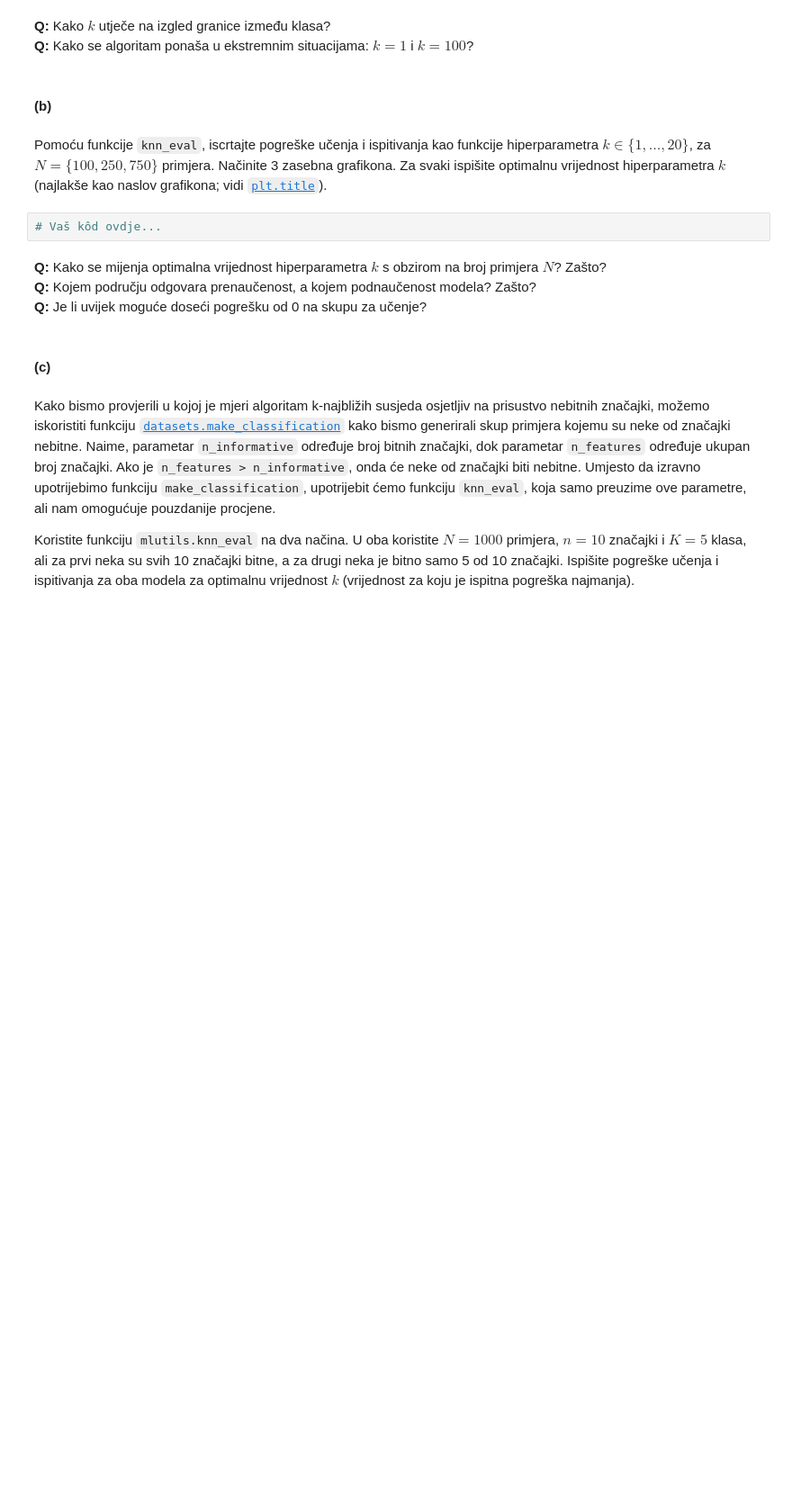
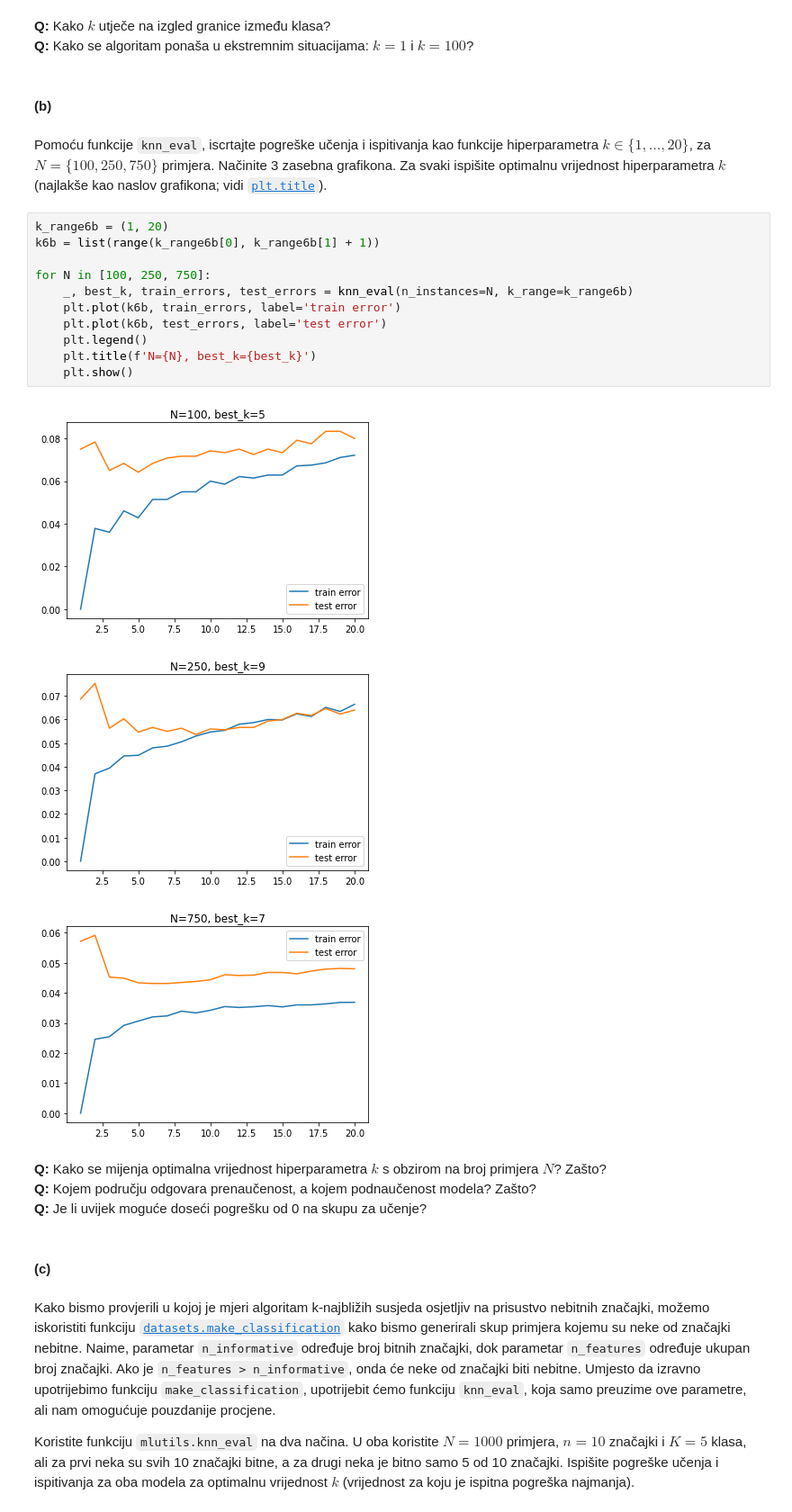
Before and after one commit to mateoim/su-lab-20-21, a Jupyter notebook: lab03/SU-2020-LAB03-0036509386.ipynb, the cells around one changed output. Shown at 90% size. Saved outputs shown, nothing was run; the diff lists cells and outputs as text; blank space fills up the shorter version.

```diff
--- a/lab03/SU-2020-LAB03-0036509386.ipynb
+++ b/lab03/SU-2020-LAB03-0036509386.ipynb
@@ -501,8 +514,21 @@ Na podatcima iz zadatka 5, pomoću funkcije `plot_2d_clf_problem` iscrtajte pros
 #### (b)
 # %% [markdown]
 Pomoću funkcije `knn_eval`, iscrtajte pogreške učenja i ispitivanja kao funkcije hiperparametra $k\in\{1,\dots,20\}$, za $N=\{100, 250, 750\}$ primjera. Načinite 3 zasebna grafikona. Za svaki ispišite optimalnu vrijednost hiperparametra $k$ (najlakše kao naslov grafikona; vidi [`plt.title`](https://matplotlib.org/devdocs/api/_as_gen/matplotlib.pyplot.title.html)).
-# %%
-# Vaš kôd ovdje...
+# %%
+k_range6b = (1, 20)
+k6b = list(range(k_range6b[0], k_range6b[1] + 1))
+
+for N in [100, 250, 750]:
+    _, best_k, train_errors, test_errors = knn_eval(n_instances=N, k_range=k_range6b)
+    plt.plot(k6b, train_errors, label='train error')
+    plt.plot(k6b, test_errors, label='test error')
+    plt.legend()
+    plt.title(f'N={N}, best_k={best_k}')
+    plt.show()
+# %% [output]
+[figure, added]
+[figure, added]
+[figure, added]
 # %% [markdown]
 **Q:** Kako se mijenja optimalna vrijednost hiperparametra $k$ s obzirom na broj primjera $N$? Zašto?
 **Q:** Kojem području odgovara prenaučenost, a kojem podnaučenost modela? Zašto?
```
Also changed, not shown: parts of 6 cells of this notebook.
